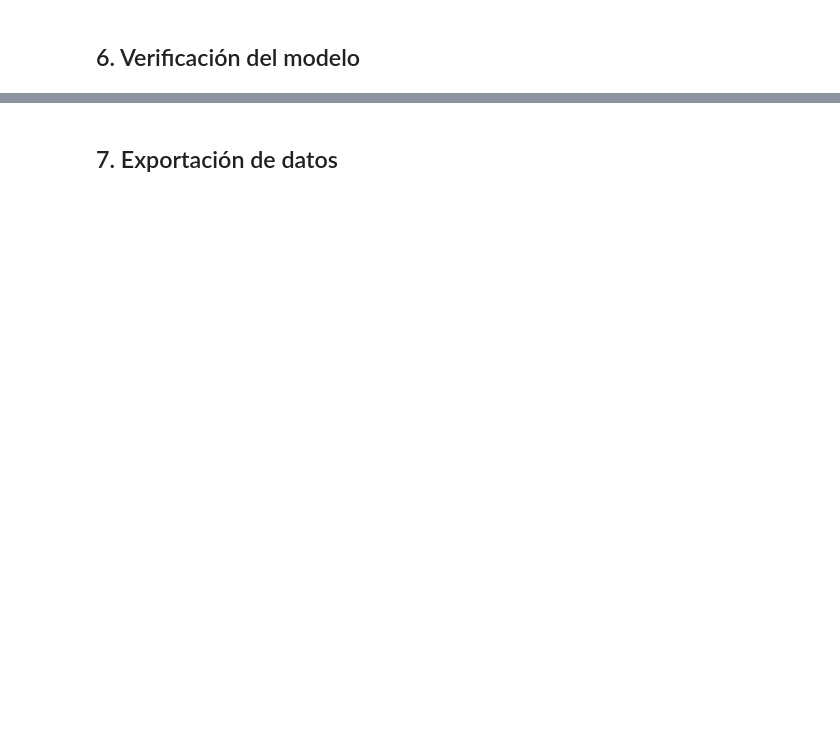
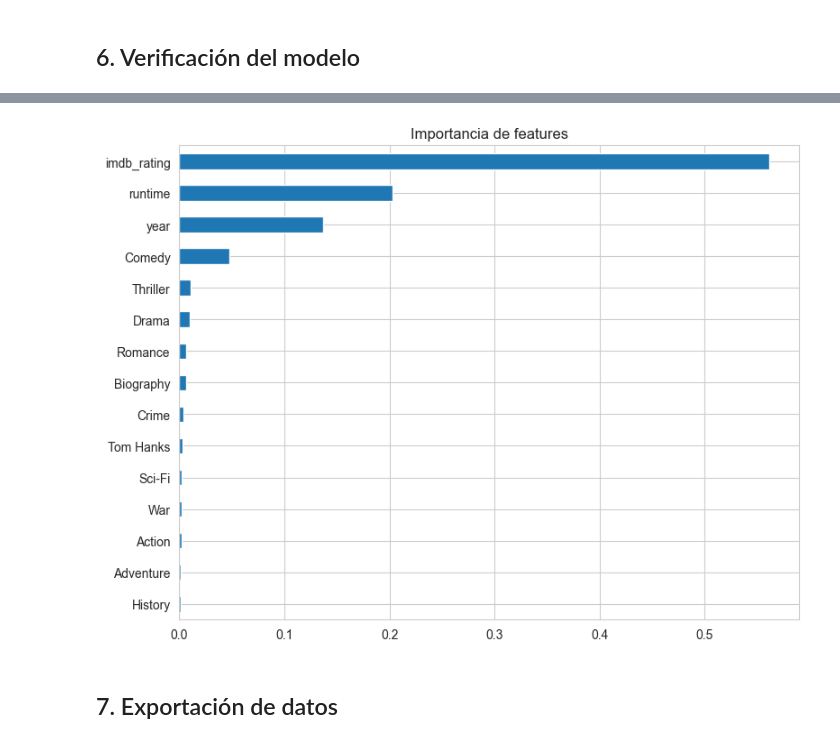
Before and after one commit to baltumenvielle/letterboxdrecommender, a Jupyter notebook: lbxd_0.3.ipynb, the cells around one changed output, grey strips where cells are left out. Saved outputs shown, nothing was run; the diff lists cells and outputs as text; code cells hidden in the pictures; blank space fills up the shorter version.

```diff
--- a/lbxd_0.3.ipynb
+++ b/lbxd_0.3.ipynb
@@ -307,3 +309,19 @@ plt.show()
+# %%
+importances = model.feature_importances_
+
+# Si sabés el orden de tus features
+feature_names = list(mlb_genres.classes_) + \
+                list(mlb_directors.classes_) + \
+                list(mlb_actors.classes_) + \
+                ['year', 'imdb_rating', 'runtime']
+
+feat_imp = pd.Series(importances, index=feature_names).sort_values(ascending=False)
+feat_imp.head(15).plot(kind='barh', title='Importancia de features', figsize=(8,6))
+plt.gca().invert_yaxis()
+plt.tight_layout()
+plt.show()
+# %% [output]
+[figure, added]
 # %% [markdown]
 ## 7. Exportación de datos
 # %%
```
Also changed, not shown: parts of 13 cells of this notebook.
